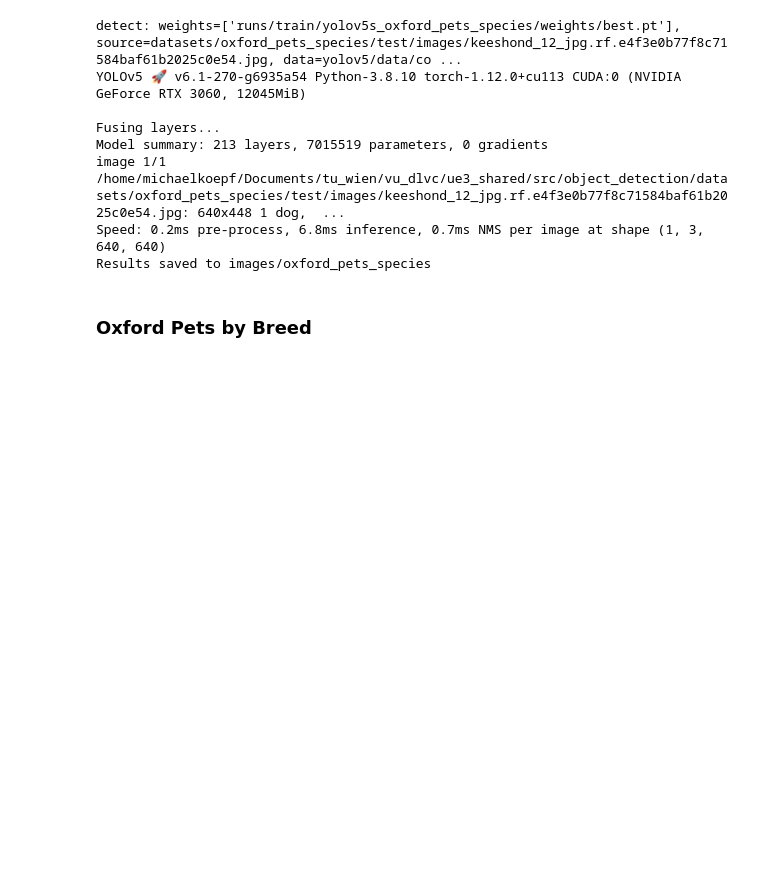
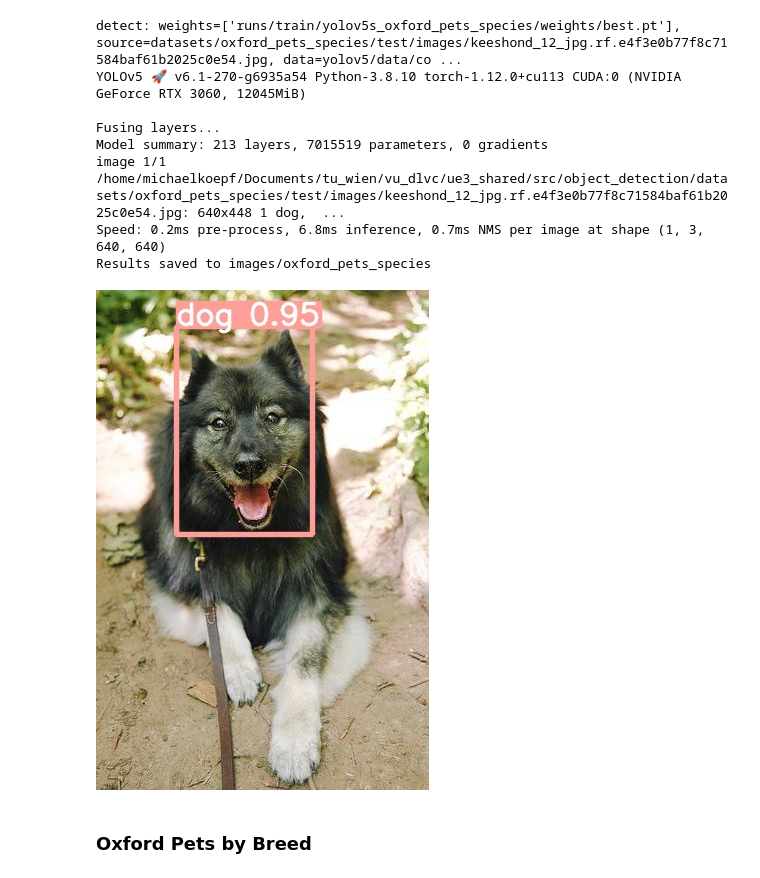
Before and after one commit to JPNMint/DLVC-S2022-Assignment-3, a Jupyter notebook: src/object_detection/assignment3_yolov5.ipynb, the cells around one changed output. Drawn from its saved outputs; the diff is of its cells as text; code cells hidden in the pictures; blank space fills up the shorter version.

```diff
--- a/src/object_detection/assignment3_yolov5.ipynb
+++ b/src/object_detection/assignment3_yolov5.ipynb
@@ -534,6 +539,10 @@ Model summary: 213 layers, 7015519 parameters, 0 gradients
 image 1/1 /home/michaelkoepf/Documents/tu_wien/vu_dlvc/ue3_shared/src/object_detection/datasets/oxford_pets_species/test/images/keeshond_12_jpg.rf.e4f3e0b77f8c71584baf61b2025c0e54.jpg: 640x448 1 dog,  ...
 Speed: 0.2ms pre-process, 6.8ms inference, 0.7ms NMS per image at shape (1, 3, 640, 640)
 Results saved to images/oxford_pets_species
+# %%
+display(Image(filename=os.path.join("images", "oxford_pets_species", "keeshond_12_jpg.rf.e4f3e0b77f8c71584baf61b2025c0e54.jpg")))
+# %% [output]
+[figure, added]
 # %% [markdown]
 ### Oxford Pets by Breed
 # %%
```
Also changed, not shown: parts of 5 cells of this notebook, 1 other file.
